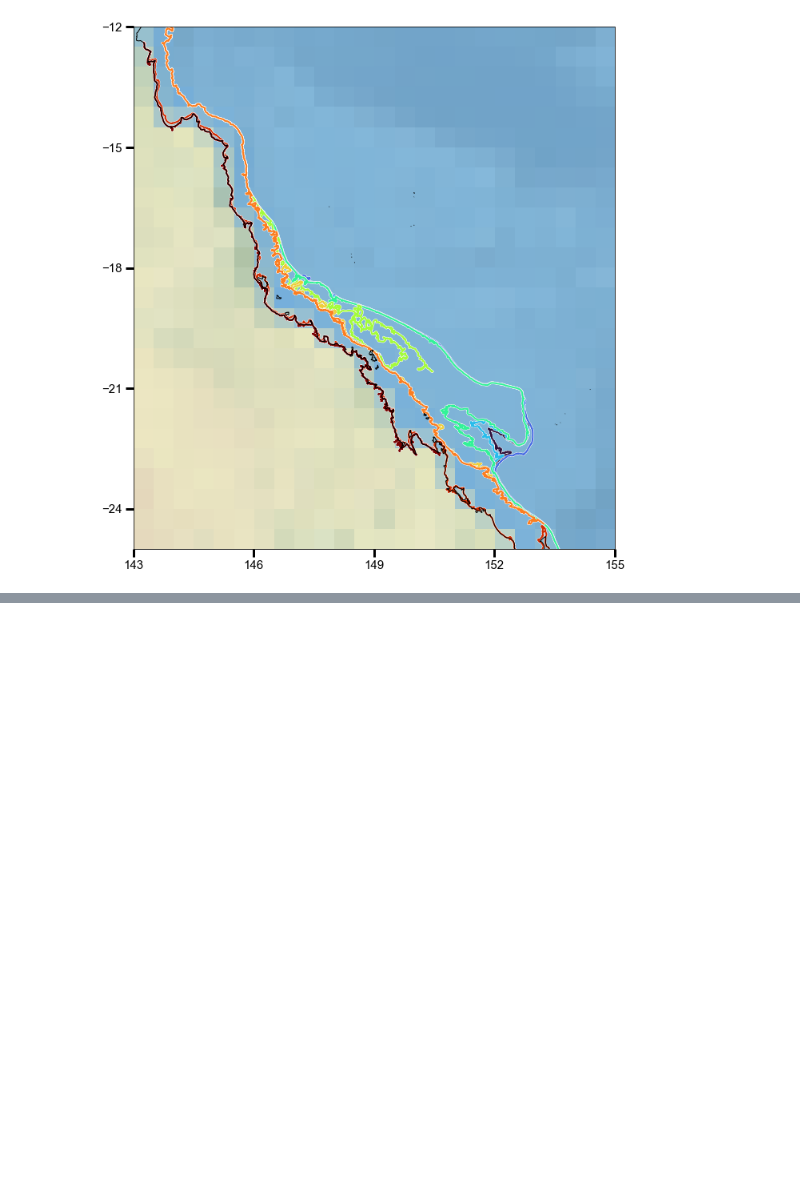
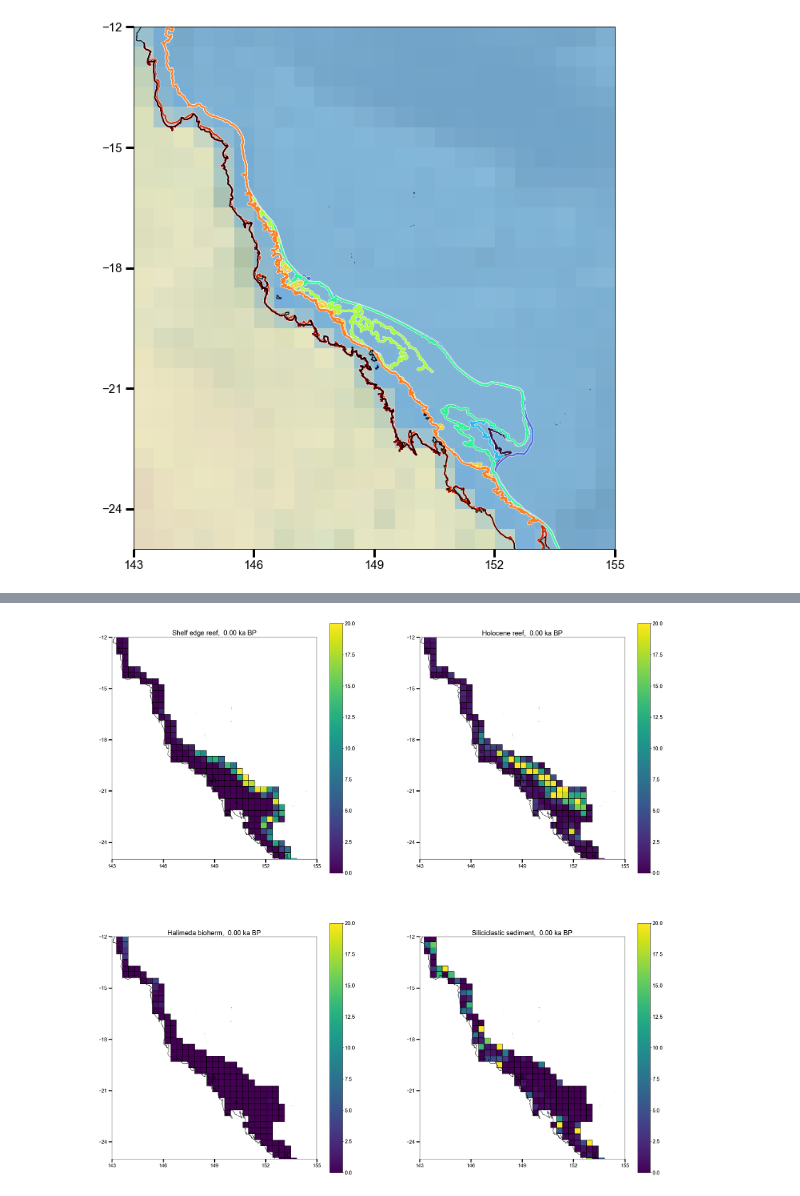
Before and after one commit to yc-lin-geo/GBR-Sediment, a Jupyter notebook: GBR_Sediment.ipynb, the cells around one changed output, grey strips where cells are left out. Cells and saved outputs as stored; diff of their text form; code cells hidden in the pictures; blank space fills up the shorter version.

```diff
--- a/GBR_Sediment.ipynb
+++ b/GBR_Sediment.ipynb
@@ -521,0 +162,65 @@ plt.show()
+# %%
+#spatial field
+fig = plt.figure(figsize=(30,30))
+ax = fig.add_subplot(2, 2, 1, projection=ccrs.PlateCarree())
+ax.coastlines('10m',zorder=20)
+ax.tick_params(labelsize=15,pad=4,which='major',direction='out',length=10,width=3)
+
+ax.set_extent([143,155,-12, -25])
+ax.set_xticks([143,146,149,152,155], crs=ccrs.PlateCarree())
+ax.set_yticks(np.arange(-12,-25,-3), crs=ccrs.PlateCarree())
+ax.tick_params(labelsize=15,pad=4,which='major',direction='out',length=10,width=3)
+
+time_index = 140 #to change the time, simply change index here, note the colormap
+
+im = ax.scatter(grid_co[:,1],grid_co[:,0],c= average_shelf_edge[:,time_index],zorder=10,
+              edgecolor='k',transform=ccrs.PlateCarree(),s=300,marker='s',vmax=20)
+fig.colorbar(im)
+ax.set_title('Shelf edge reef, {:5.2f} ka BP'.format(sed_time[time_index]),fontsize=20)
+
+ax = fig.add_subplot(2, 2, 2, projection=ccrs.PlateCarree())
+ax.coastlines('10m',zorder=20)
+ax.tick_params(labelsize=15,pad=4,which='major',direction='out',length=10,width=3)
+
+ax.set_extent([143,155,-12, -25])
+ax.set_xticks([143,146,149,152,155], crs=ccrs.PlateCarree())
+ax.set_yticks(np.arange(-12,-25,-3), crs=ccrs.PlateCarree())
+ax.tick_params(labelsize=15,pad=4,which='major',direction='out',length=10,width=3)
+
+im = ax.scatter(grid_co[:,1],grid_co[:,0],c= average_holocene[:,time_index],zorder=10
+                ,edgecolor='k',transform=ccrs.PlateCarree(),s=300,marker='s',vmax=20)
+fig.colorbar(im)
+ax.set_title('Holocene reef, {:5.2f} ka BP'.format(sed_time[time_index]),fontsize=20)
+
+ax = fig.add_subplot(2, 2, 3, projection=ccrs.PlateCarree())
+ax.coastlines('10m',zorder=20)
+ax.tick_params(labelsize=15,pad=4,which='major',direction='out',length=10,width=3)
+
+ax.set_extent([143,155,-12, -25])
+ax.set_xticks([143,146,149,152,155], crs=ccrs.PlateCarree())
+ax.set_yticks(np.arange(-12,-25,-3), crs=ccrs.PlateCarree())
+ax.tick_params(labelsize=15,pad=4,which='major',direction='out',length=10,width=3)
+
+im = ax.scatter(grid_co[:,1],grid_co[:,0],c= average_hali[:,time_index],zorder=10,
+              edgecolor='k',transform=ccrs.PlateCarree(),s=300,marker='s',vmax=20)
+fig.colorbar(im)
+ax.set_title('Halimeda bioherm, {:5.2f} ka BP'.format(sed_time[time_index]),fontsize=20)
+
+ax = fig.add_subplot(2, 2, 4, projection=ccrs.PlateCarree())
+ax.coastlines('10m',zorder=20)
+ax.tick_params(labelsize=15,pad=4,which='major',direction='out',length=10,width=3)
+
+ax.set_extent([143,155,-12, -25])
+ax.set_xticks([143,146,149,152,155], crs=ccrs.PlateCarree())
+ax.set_yticks(np.arange(-12,-25,-3), crs=ccrs.PlateCarree())
+ax.tick_params(labelsize=15,pad=4,which='major',direction='out',length=10,width=3)
+
+im = ax.scatter(grid_co[:,1],grid_co[:,0],c= average_si[:,time_index],zorder=10,
+              edgecolor='k',transform=ccrs.PlateCarree(),s=300,marker='s',vmax=20)
+fig.colorbar(im)
+ax.set_title('Siliciclastic sediment, {:5.2f} ka BP'.format(sed_time[time_index]),fontsize=20)
+
+
+plt.show()
+# %% [output]
+[figure, added]
```
Also changed, not shown: parts of 9 cells of this notebook.
